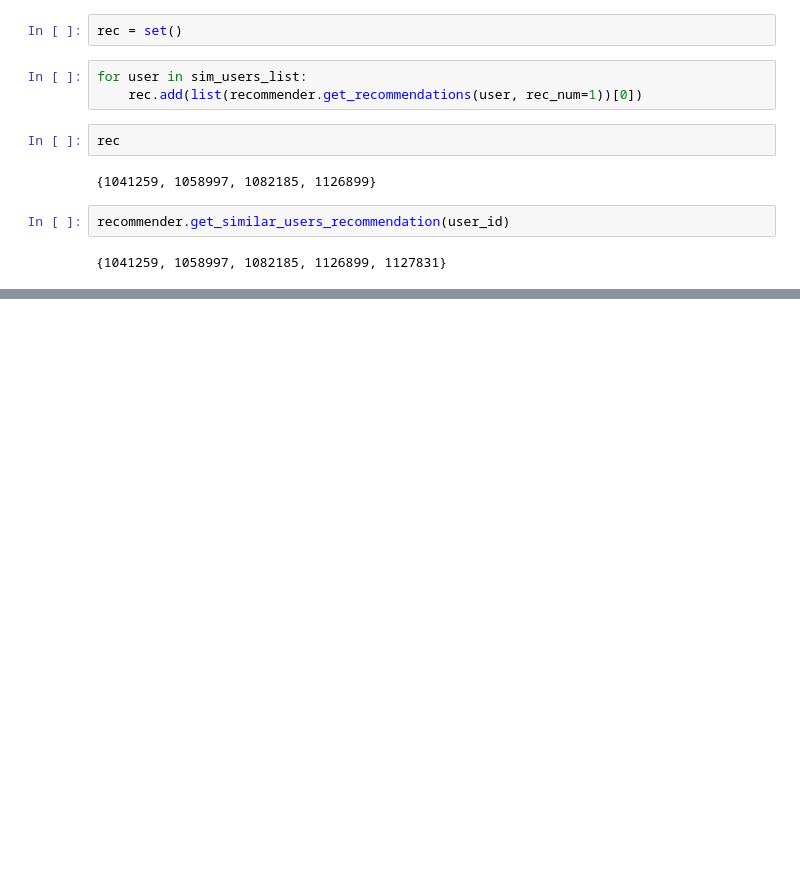
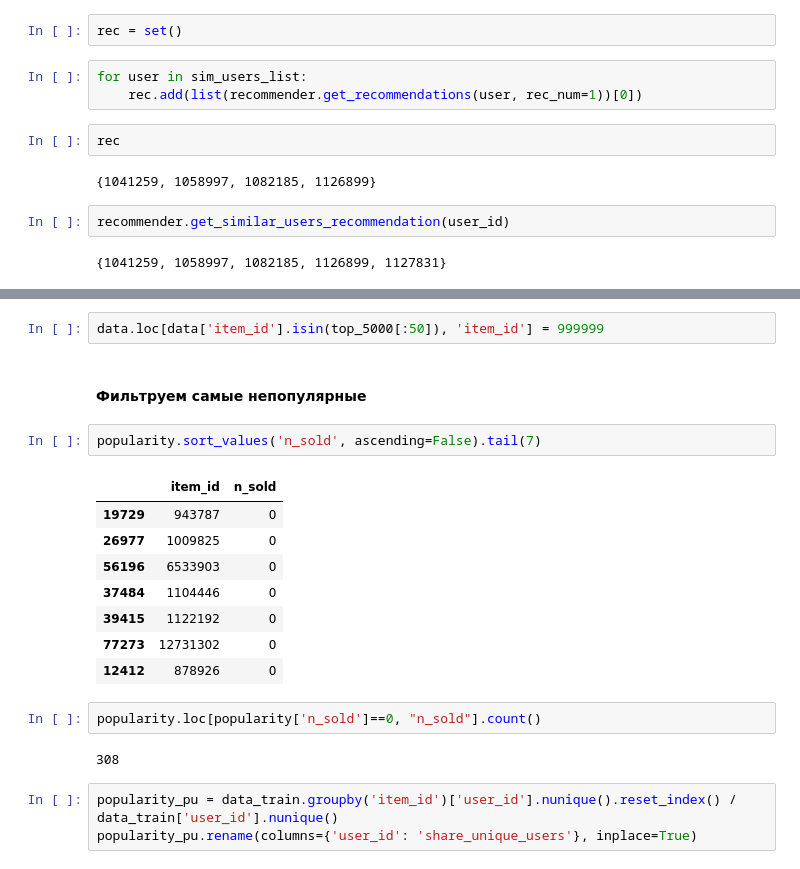
Before and after one commit to VitalyGladyshev/gb_rec_sys, a Jupyter notebook: rc_hw_04.ipynb, the cells around one changed output, grey strips where cells are left out. Saved outputs shown, nothing was run; the diff lists cells and outputs as text; blank space fills up the shorter version.

```diff
--- a/rc_hw_04.ipynb
+++ b/rc_hw_04.ipynb
@@ -120,0 +177,22 @@ recommender.get_similar_users_recommendation(user_id)
+# %%
+data.loc[data['item_id'].isin(top_5000[:50]), 'item_id'] = 999999
+# %% [markdown]
+#### Фильтруем самые непопулярные
+# %%
+popularity.sort_values('n_sold', ascending=False).tail(7)
+# %% [output]
+|  | item_id | n_sold |
+| 19729 | 943787 | 0 |
+| 26977 | 1009825 | 0 |
+| 56196 | 6533903 | 0 |
+| 37484 | 1104446 | 0 |
+| 39415 | 1122192 | 0 |
+| 77273 | 12731302 | 0 |
+| 12412 | 878926 | 0 |
+# %%
+popularity.loc[popularity['n_sold']==0, "n_sold"].count()
+# %% [output]
+308
+# %%
+popularity_pu = data_train.groupby('item_id')['user_id'].nunique().reset_index() / data_train['user_id'].nunique()
+popularity_pu.rename(columns={'user_id': 'share_unique_users'}, inplace=True)
```
Also changed, not shown: parts of 12 cells of this notebook.
